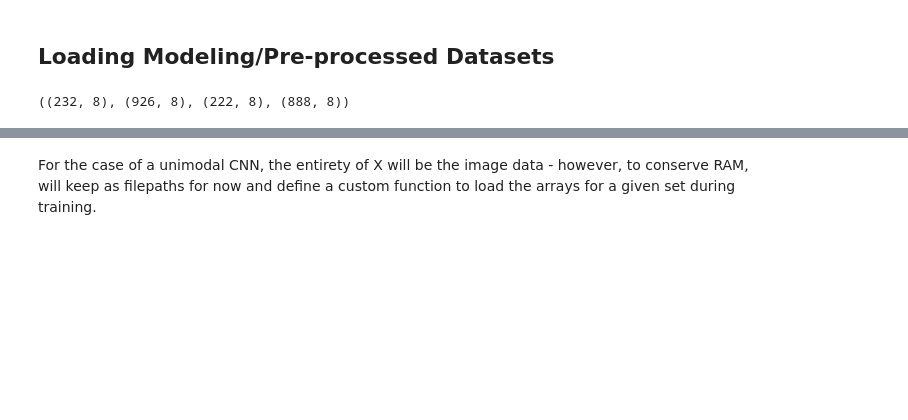
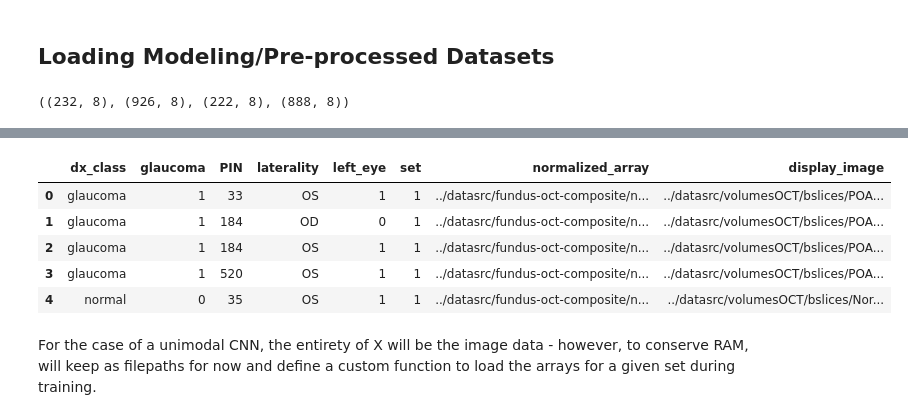
Before and after one commit to tbchuotmd/OCTCV, a Jupyter notebook: p5_Modeling/modeling.ipynb, the cells around one changed output, grey strips where cells are left out. Cells and saved outputs as stored; diff of their text form; code cells hidden in the pictures; blank space fills up the shorter version.

```diff
--- a/p5_Modeling/modeling.ipynb
+++ b/p5_Modeling/modeling.ipynb
@@ -29,3 +50,12 @@ c_test.shape, c_train.shape, v_test.shape, v_train.shape
+# %%
+c_train.head()
+# %% [output]
+|  | dx_class | glaucoma | PIN | laterality | left_eye | set | normalized_array | display_image |
+| 0 | glaucoma | 1 | 33 | OS | 1 | 1 | ../datasrc/fundus-oct-composite/n... | ../datasrc/volumesOCT/bslices/POA... |
+| 1 | glaucoma | 1 | 184 | OD | 0 | 1 | ../datasrc/fundus-oct-composite/n... | ../datasrc/volumesOCT/bslices/POA... |
+| 2 | glaucoma | 1 | 184 | OS | 1 | 1 | ../datasrc/fundus-oct-composite/n... | ../datasrc/volumesOCT/bslices/POA... |
+| 3 | glaucoma | 1 | 520 | OS | 1 | 1 | ../datasrc/fundus-oct-composite/n... | ../datasrc/volumesOCT/bslices/POA... |
+| 4 | normal | 0 | 35 | OS | 1 | 1 | ../datasrc/fundus-oct-composite/n... | ../datasrc/volumesOCT/bslices/Nor... |
 # %% [markdown]
 For the case of a unimodal CNN, the entirety of X will be the image data - however, to conserve RAM, will keep as filepaths for now and define a custom function to load the arrays for a given set during training.
 # %%
```
Also changed, not shown: parts of 6 cells of this notebook.
